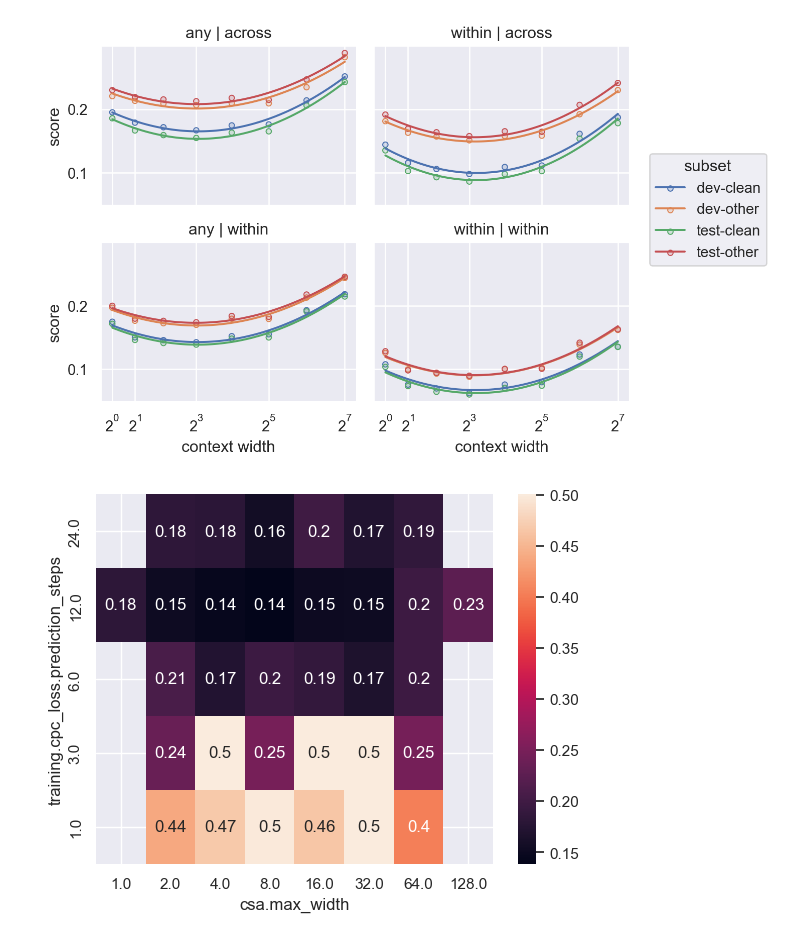
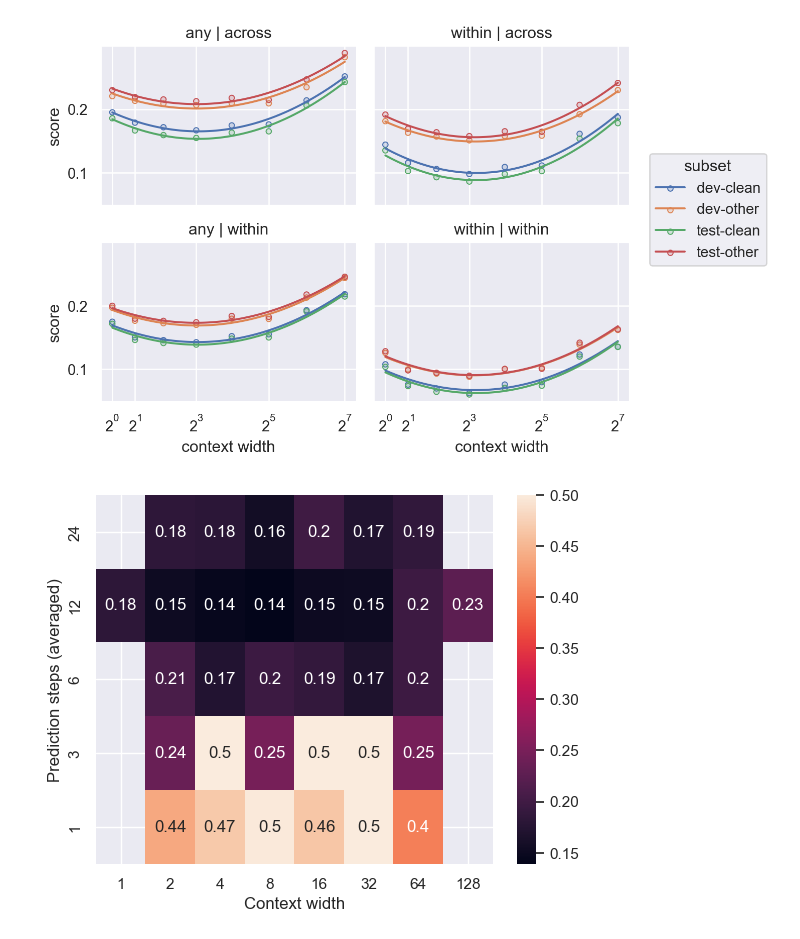
Before and after one commit to sdrobert/scpc, a Jupyter notebook: scripts/analyze.ipynb, the cells around one changed output. Drawn from its saved outputs; the diff is of its cells as text; code cells hidden in the pictures.

```diff
--- a/scripts/analyze.ipynb
+++ b/scripts/analyze.ipynb
@@ -65,29 +73,32 @@ plt.save('../resources/libriabx_context_subset_phoneme.pdf')
 # %%
 # plot avg. libriABX score of context width vs prediction steps
 df_ = filter_data_equal(df, {
     "zrc.pca_style": "full",
     "conv.norm_type": "none",
     "context_type": "csa",
     "training.loss_type": "cpc",
     "training.cpc_loss.gutted_steps": 0,
+    'training.cpc_loss.averaging_penalty': 0,
 })
-# FIXME(sdrobert): fill in cpc.trans and cpc.conv
 df_ = filter_data_in(
     df_, {"csa.max_width": (float(x) for x in range(1, 129)), "csa.num_layers": (0, 1)}
 )
 check_data(
     df_,
     "csa.max_width", "zrc.subset", "zrc.score", "zrc.speaker_mode",
     "zrc.context_mode", "training.cpc_loss.offset", "csa.num_layers",
     "training.cpc_loss.prediction_steps", "zrc.granularity",
     "training.cpc_loss.negative_samples"
 )
 df_ = df_.pivot_table(
     columns="csa.max_width",
     index="training.cpc_loss.prediction_steps",
     values="zrc.score"
 ).sort_values(by='training.cpc_loss.prediction_steps', ascending=False)
 plt = sns.heatmap(df_, annot=True)
+plt.set(xlabel='Context width', ylabel='Prediction steps (averaged)')
+plt.set_xticklabels([f'{int(x):d}' for x in sorted(df_.columns)])
+plt.set_yticklabels([f'{int(x):d}' for x in sorted(df_.index, reverse=True)])
 plt.get_figure().savefig("../resources/libriabx_prediction_steps_vs_width.pdf")
 # %% [output]
-[figure, old version]
+[figure, new version]
```
Also changed, not shown: parts of 3 cells of this notebook, 5 other files.
